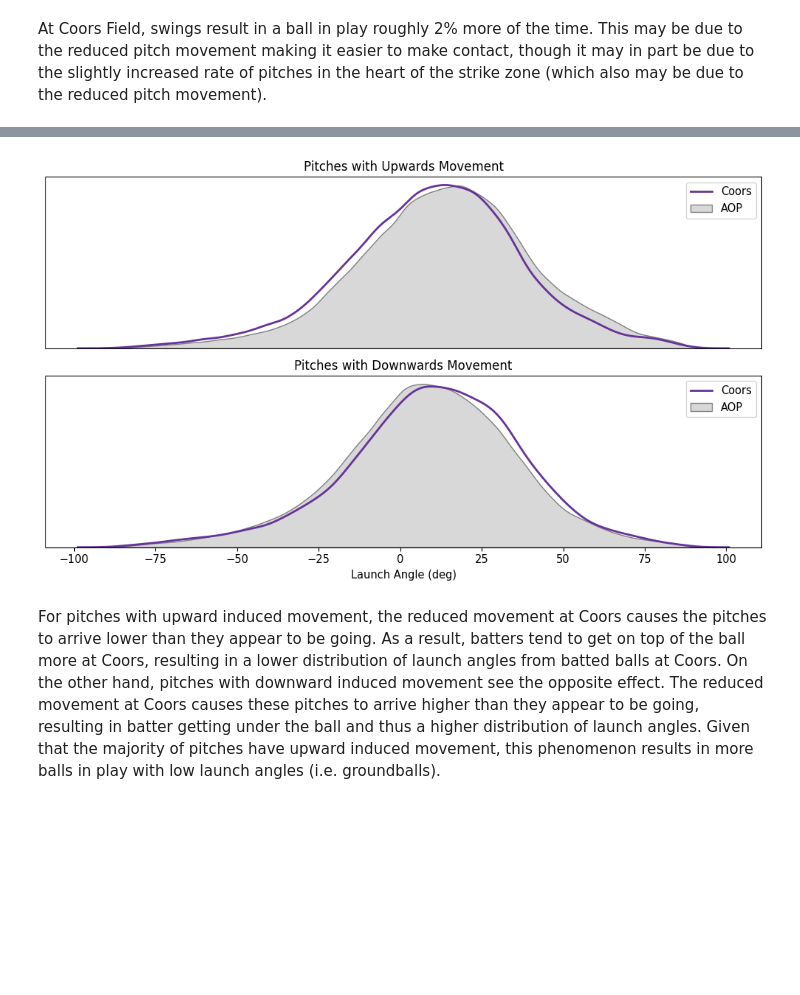
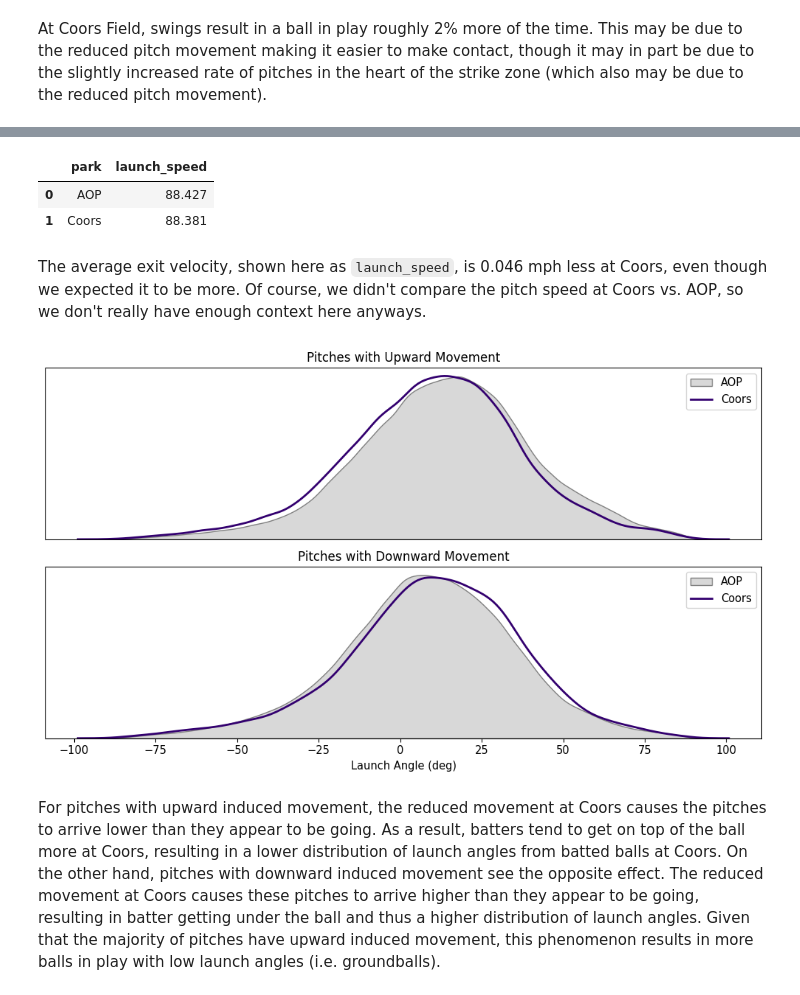
Before and after one commit to skparagas/Coors-Hangover-Effect, a Jupyter notebook: report.ipynb, the cells around one changed output, grey strips where cells are left out. Drawn from its saved outputs; the diff is of its cells as text; code cells hidden in the pictures; blank space fills up the shorter version.

```diff
--- a/report.ipynb
+++ b/report.ipynb
@@ -471,2 +467,14 @@ At Coors Field, swings result in a ball in play roughly 2% more of the time. Thi
+# %%
+# Grabbing BBEs with launch angle and exit velocity data
+df_ip = df[(df.description == 'hit_into_play') &
+                   ((df.game_year >= 2020) |
+                   (((df.launch_speed != 80) | (df.launch_angle != 69)) &
+                   ((df.launch_speed != 82.9) | (df.launch_angle != -21)) &
+                   ((df.launch_speed != 89.2) | (df.launch_angle != 39)) &
+                   ((df.launch_speed != 90.3) | (df.launch_angle != -17))))]
+
+step = 5
+df_ip['ev_bucket'] = np.floor(df_ip['launch_speed'] / step) * step
+df_ip['la_bucket'] = np.floor(df_ip['launch_angle'] / step) * step
 # %%
 plt.figure(figsize=(10, 6))
@@ -491,33 +492,36 @@ plt.show()
+# %%
+df_ip.groupby('park')['launch_speed'].mean().reset_index().round(3)
+# %% [output]
+|  | park | launch_speed |
+| 0 | AOP | 88.427 |
+| 1 | Coors | 88.381 |
+# %% [markdown]
+The average exit velocity, shown here as `launch_speed`, is 0.046 mph less at Coors, even though we expected it to be more. Of course, we didn't compare the pitch speed at Coors vs. AOP, so we don't really have enough context here anyways.
 # %%
 fig, (ax1, ax2) = plt.subplots(nrows=2, ncols=1, figsize=(10, 6))
-#plt.figure(figsize=(10, 6))
-sns.kdeplot(col_df_ip[col_df_ip.pfx_z > 0]['launch_angle'], color='rebeccapurple', label='Coors', fill=False, linewidth=2, ax=ax1)
-sns.kdeplot(aop_df_ip[aop_df_ip.pfx_z > 0]['launch_angle'], color='gray', label='AOP', fill=True, alpha=0.3, ax=ax1)
-#sns.kdeplot(col_df_ip[col_df_ip.pitch_type.isin(pitch_types[pitch_types.vertical_ind > 0].pitch_type)]['launch_angle'], color='blue', label='Coors', alpha=0.5)
-#sns.kdeplot(aop_df_ip[aop_df_ip.pitch_type.isin(pitch_types[pitch_types.vertical_ind > 0].pitch_type)]['launch_angle'], color='red', label='AOP', alpha=0.5)
-ax1.set_title('Pitches with Upward Movement')
+sns.kdeplot(df_ip[(df_ip.park == 'AOP') & (df_ip.pfx_z > 0)]['launch_angle'], color='gray', label='AOP', fill=True, alpha=0.3, ax=ax1)
+sns.kdeplot(df_ip[(df_ip.park == 'Coors') & (df_ip.pfx_z > 0)]['launch_angle'], color='#33006F', label='Coors', linewidth=2, ax=ax1)
+ax1.set_title('BBE Distribution by Launch Angle\nPitches with Upward Movement')
 ax1.set_xlabel('')
 ax1.set_xticks([])
 ax1.set_ylabel('')
 ax1.set_yticks([])
 ax1.legend(fontsize=10.5)
 
-sns.kdeplot(col_df_ip[col_df_ip.pfx_z <= 0]['launch_angle'], color='rebeccapurple', label='Coors', fill=False, linewidth=2, ax=ax2)
-sns.kdeplot(aop_df_ip[aop_df_ip.pfx_z <= 0]['launch_angle'], color='gray', label='AOP', fill=True, alpha=0.3, ax=ax2)
-#sns.kdeplot(col_df_ip[col_df_ip.pitch_type.isin(pitch_types[pitch_types.vertical_ind <= 0].pitch_type)]['launch_angle'], color='blue', label='Coors', alpha=0.5)
-#sns.kdeplot(aop_df_ip[aop_df_ip.pitch_type.isin(pitch_types[pitch_types.vertical_ind <= 0].pitch_type)]['launch_angle'], color='red', label='AOP', alpha=0.5)
+sns.kdeplot(df_ip[(df_ip.park == 'AOP') & (df_ip.pfx_z <= 0)]['launch_angle'], color='gray', label='AOP', fill=True, alpha=0.3, ax=ax2)
+sns.kdeplot(df_ip[(df_ip.park == 'Coors') & (df_ip.pfx_z <= 0)]['launch_angle'], color='#33006F', label='Coors', linewidth=2, ax=ax2)
 ax2.set_title('Pitches with Downward Movement')
 ax2.set_xlabel('Launch Angle (deg)', fontsize=10.5)
 ax2.tick_params(axis='x', labelsize=10.5)
 ax2.set_ylabel('')
 ax2.set_yticks([])
 ax2.legend(fontsize=10.5)
 
-plt.tight_layout() # Adjust layout to prevent labels from overlapping
+fig.tight_layout()
 plt.savefig("la_dist.png", dpi=300)
 plt.show()
 # %% [output]
-[figure, old version]
+[figure, new version]
 # %% [markdown]
 For pitches with upward induced movement, the reduced movement at Coors causes the pitches to arrive lower than they appear to be going. As a result, batters tend to get on top of the ball more at Coors, resulting in a lower distribution of launch angles from batted balls at Coors. On the other hand, pitches with downward induced movement see the opposite effect. The reduced movement at Coors causes these pitches to arrive higher than they appear to be going, resulting in batter getting under the ball and thus a higher distribution of launch angles. Given that the majority of pitches have upward induced movement, this phenomenon results in more balls in play with low launch angles (i.e. groundballs).
 # %% [markdown]
```
Also changed, not shown: parts of 57 cells of this notebook, 6 other files.
